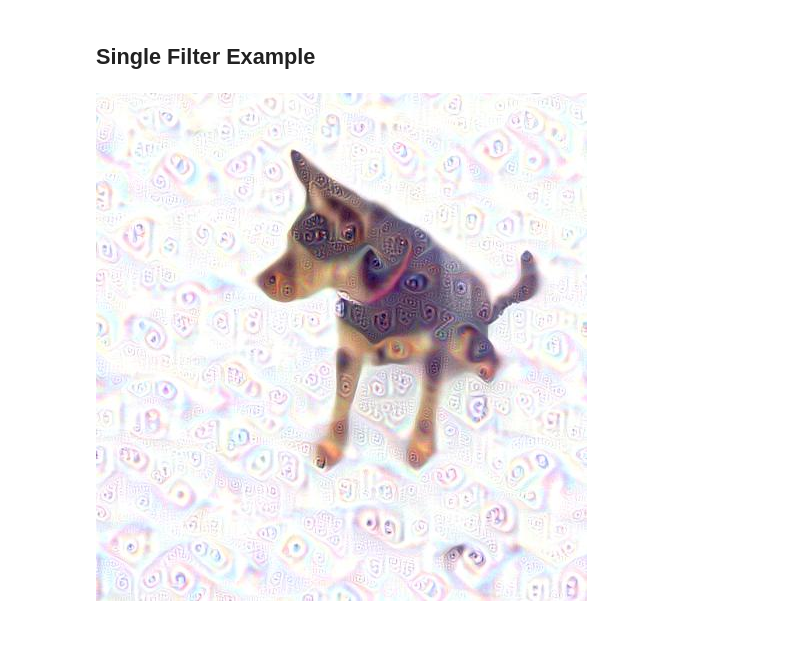
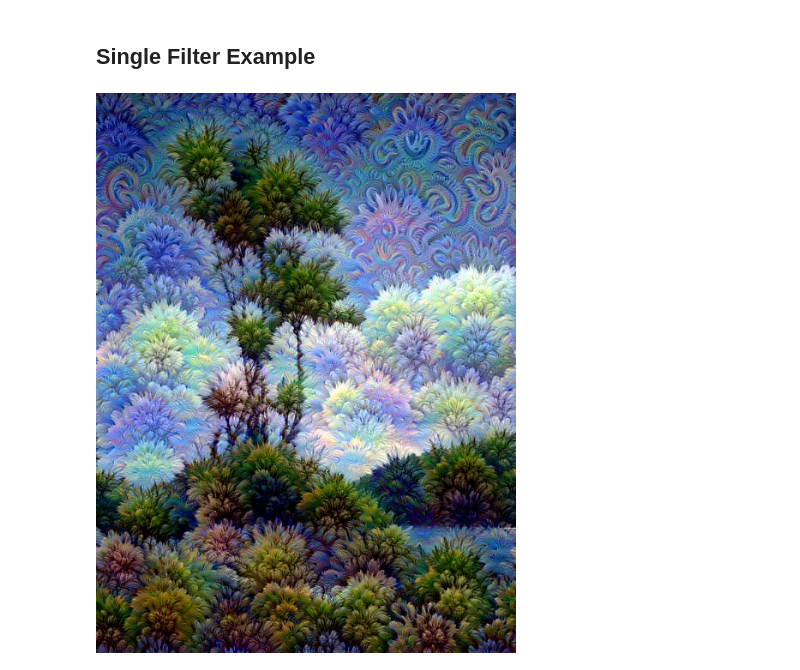
Before and after one commit to deepbluesea/tf-deepdream, a Jupyter notebook: deep-dream-standard.ipynb, the cells around one changed output. Saved outputs shown, nothing was run; the diff lists cells and outputs as text; code cells hidden in the pictures; blank space fills up the shorter version.

```diff
--- a/deep-dream-standard.ipynb
+++ b/deep-dream-standard.ipynb
@@ -443,20 +431,20 @@ for i, j in enumerate(features):
 # %%
 # get network info
 layers = [op.name for op in graph.get_operations() if op.type=='Conv2D' and 'import/' in op.name]
 features = [int(graph.get_tensor_by_name(name+':0').get_shape()[-1]) for name in layers]
 
 # import image
 # to downsample with ImageMagick: convert {source} -resize X% {output}
-# img0 = PIL.Image.open('/home/mattw/Dropbox/deep-dream/trees/osa_island.jpg')
-img0 = PIL.Image.open('/media/data/Dropbox/deep-dream/snow/sierra_in_snow.jpg')
+img0 = PIL.Image.open('/home/mattw/Dropbox/deep-dream/trees/osa_island.jpg')
+# img0 = PIL.Image.open('/media/data/Dropbox/deep-dream/snow/sierra_in_snow.jpg')
 # img0 = PIL.Image.open('/media/data/Dropbox/deep-dream/fireworks/P7041583.JPG')
 img0 = np.float32(img0)
 showarray(img0/255.0)
 
-layer = layers[10]
-feature_num = 100
+layer = layers[22]
+feature_num = 101
 
 # run deep dream; more iterations intensifies features, more octaves increases their size
-img = render_deepdream(T(layer)[:,:,:,feature_num], img0, iter_n=20, octave_n=4)
+img = render_deepdream(T(layer)[:,:,:,feature_num], img0, iter_n=60, octave_n=4)
 # %% [output]
-[figure, old version]
+[figure, new version]
```
Also changed, not shown: parts of 1 cell of this notebook, 8 other files.
